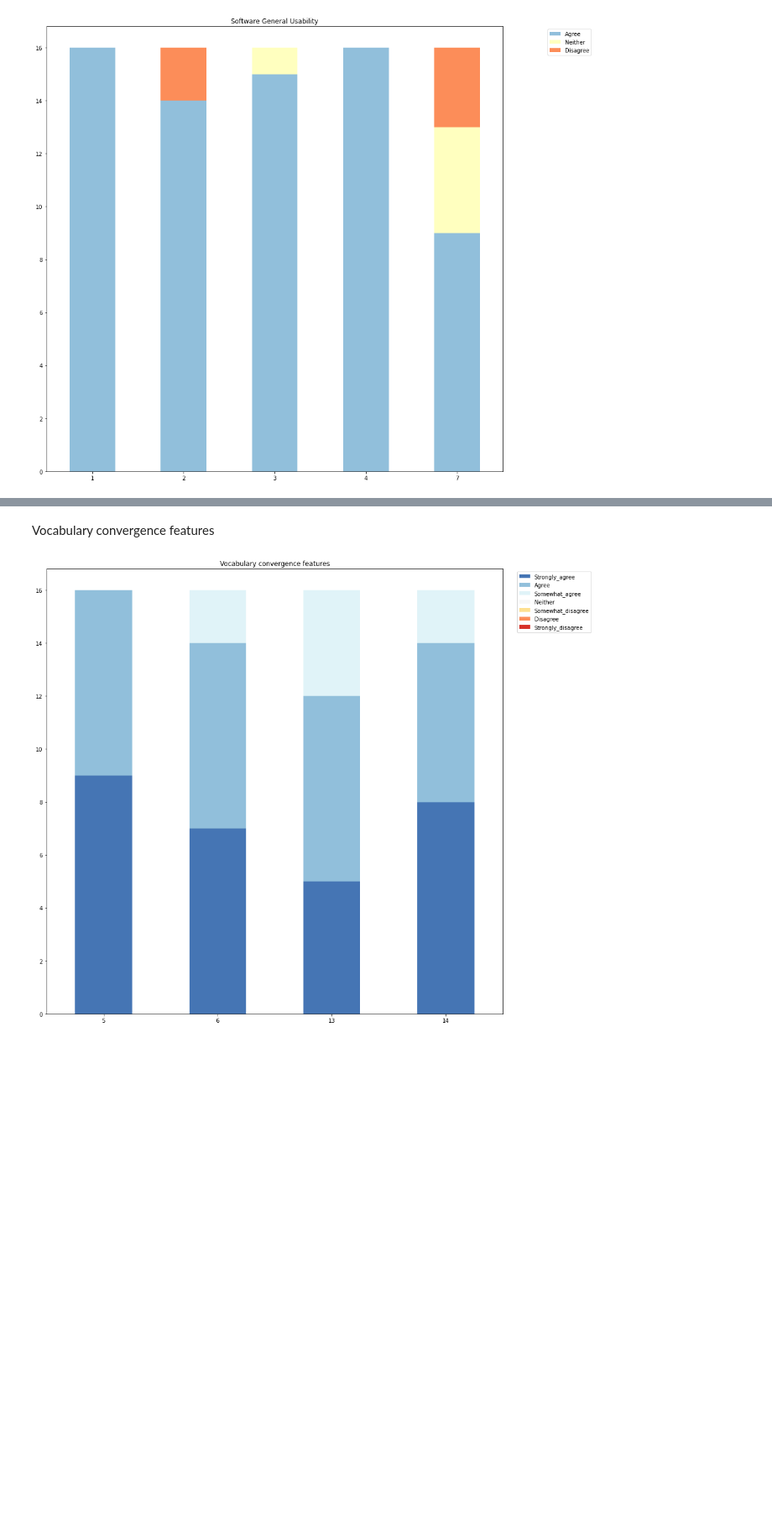
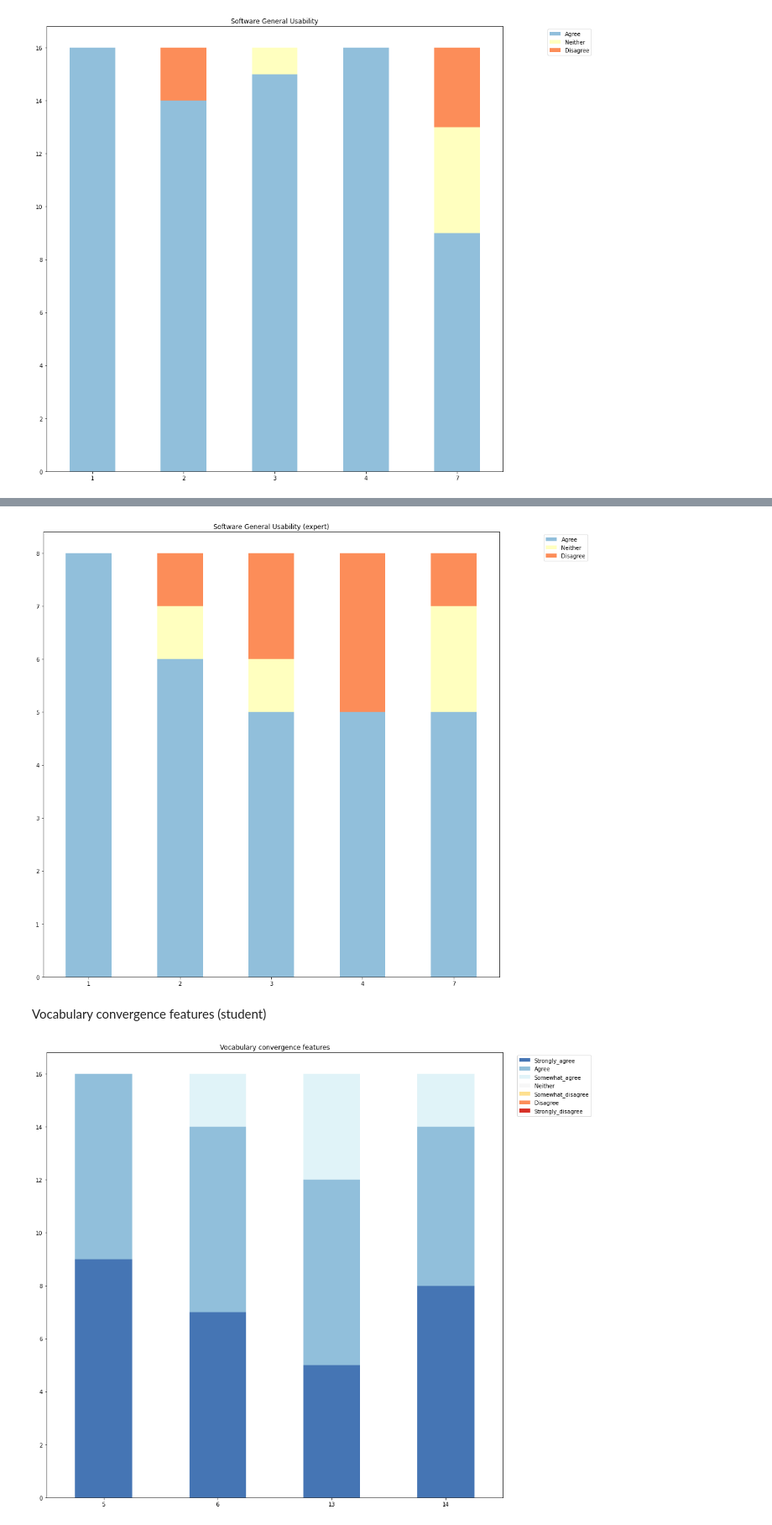
Before and after one commit to YuxuanZhou1/Character-Recorder-DA, a Jupyter notebook: Question classifier.ipynb, the cells around one changed output, grey strips where cells are left out. Shown at 84% size. Cells and saved outputs as stored; diff of their text form; code cells hidden in the pictures; blank space fills up the shorter version.

```diff
--- a/Question classifier.ipynb
+++ b/Question classifier.ipynb
@@ -104,7 +106,7 @@ def draw5(value, scale):
     Neither = []
 
     for i in scale:
-        q = value["Q3_" + str(i)][18:34].value_counts()
+        q = value["Q3_" + str(i)].value_counts()
         dic = missing_fill_3(q).to_dict()
 
         Agree.append(dic['Agree'] + dic['Strongly agree'] + dic['Somewhat agree'])
@@ -146,5 +158,13 @@ plt.savefig(os.path.join('Pics/Question Classifier/V.2/Software General Usabilit
+# %%
+scale = [1, 2, 3, 4, 7]
+draw5(SA_01, scale)
+
+plt.title("Software General Usability (expert)")
+plt.savefig(os.path.join('Expert Pics/Question Classifier/V.2/Software General Usability.png'), dpi=300, format='png', bbox_inches='tight')
+# %% [output]
+[figure, added]
 # %% [markdown]
-Vocabulary convergence features
+Vocabulary convergence features (student)
 # %%
 #scale = [5, 6, 13, 14]
 #draw3(SA, 0.1, a, scale)
```
Also changed, not shown: parts of 29 cells of this notebook, 35 other files.
